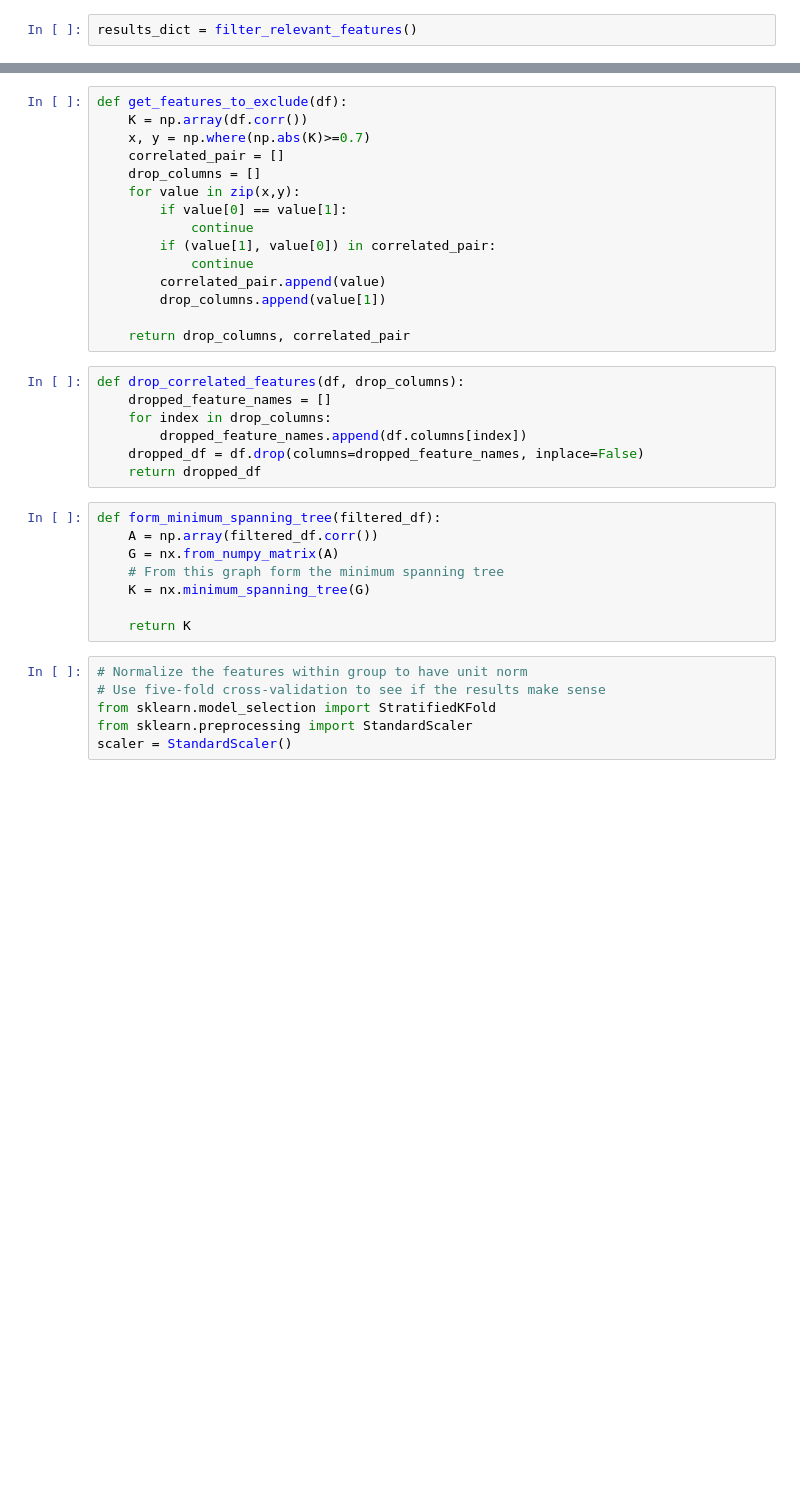
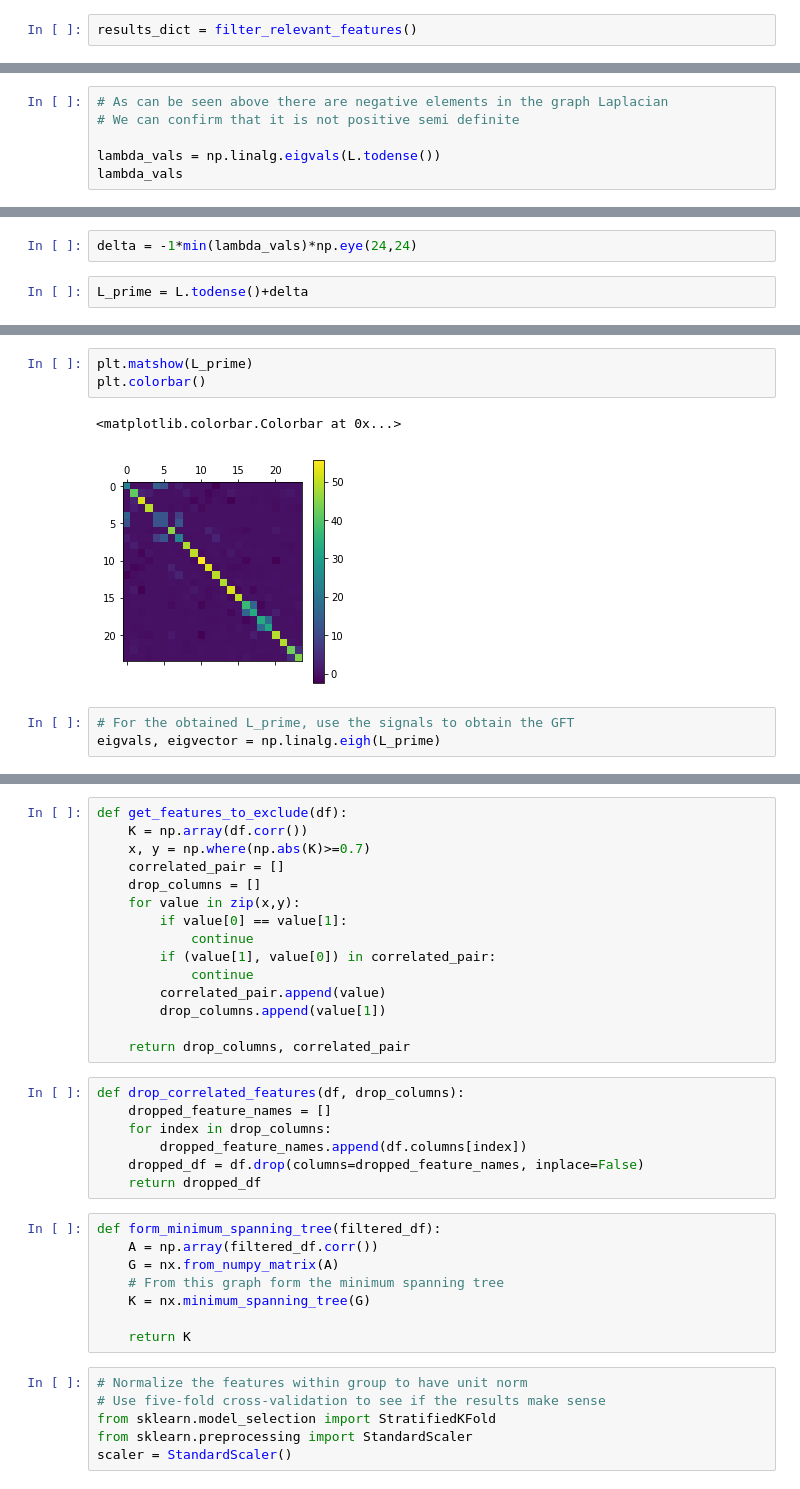
Before and after one commit to raghuramdr/radiomics_analysis, a Jupyter notebook: minimum_spanning_tree.ipynb, the cells around one changed output, grey strips where cells are left out. Saved outputs shown, nothing was run; the diff lists cells and outputs as text; blank space fills up the shorter version.

```diff
--- a/minimum_spanning_tree.ipynb
+++ b/minimum_spanning_tree.ipynb
@@ -77,0 +316,6 @@ def load_relevant_features(modality, experiment_number):
+# %%
+# As can be seen above there are negative elements in the graph Laplacian
+# We can confirm that it is not positive semi definite
+
+lambda_vals = np.linalg.eigvals(L.todense())
+lambda_vals
@@ -77,0 +329,4 @@ def load_relevant_features(modality, experiment_number):
+# %%
+delta = -1*min(lambda_vals)*np.eye(24,24)
+# %%
+L_prime = L.todense()+delta
@@ -77,0 +342,9 @@ def load_relevant_features(modality, experiment_number):
+# %%
+plt.matshow(L_prime)
+plt.colorbar()
+# %% [output]
+<matplotlib.colorbar.Colorbar at 0x...>
+[figure, added]
+# %%
+# For the obtained L_prime, use the signals to obtain the GFT
+eigvals, eigvector = np.linalg.eigh(L_prime)
```
Also changed, not shown: parts of 59 cells of this notebook.
